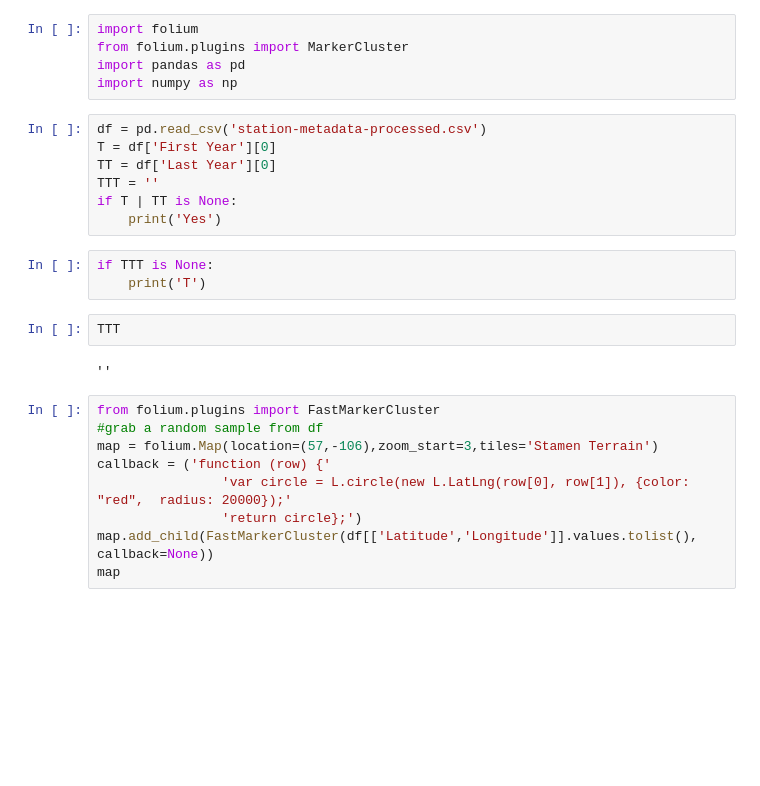
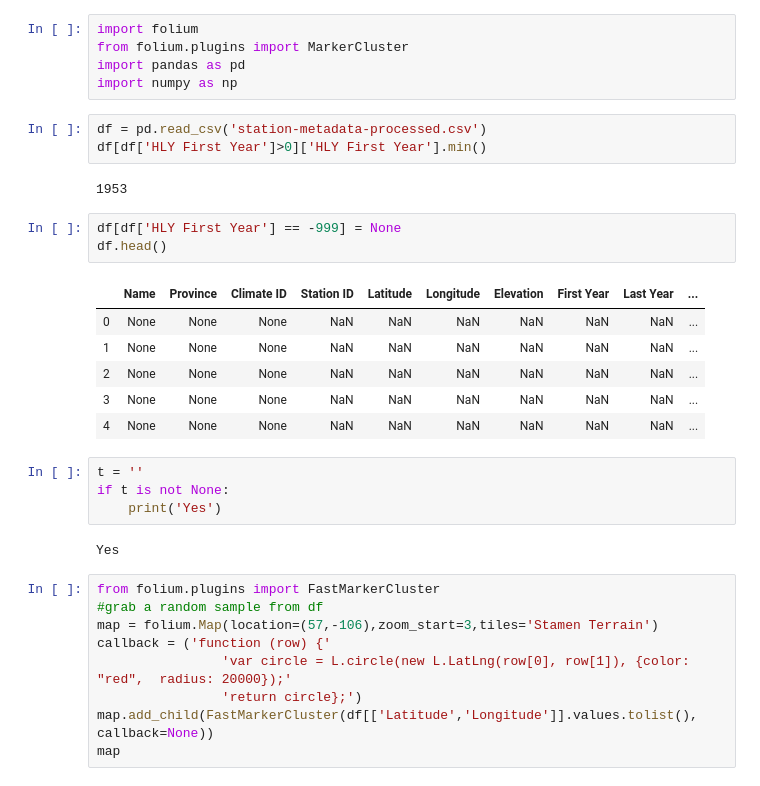
Before and after one commit to david-hurley/env-can-wx-app, a Jupyter notebook: map_generation.ipynb, the cells around one changed output. Cells and saved outputs as stored; diff of their text form; blank space fills up the shorter version.

```diff
--- a/map_generation.ipynb
+++ b/map_generation.ipynb
@@ -5,18 +5,25 @@ import pandas as pd
 import numpy as np
 # %%
 df = pd.read_csv('station-metadata-processed.csv')
-T = df['First Year'][0]
-TT = df['Last Year'][0]
-TTT = ''
-if T | TT is None:
-    print('Yes')
+df[df['HLY First Year']>0]['HLY First Year'].min()
+# %% [output]
+1953
-# %%
-if TTT is None:
-    print('T')
-# %%
-TTT
-# %% [output]
-''
+# %%
+df[df['HLY First Year'] == -999] = None
+df.head()
+# %% [output]
+|  | Name | Province | Climate ID | Station ID | Latitude | Longitude | Elevation | First Year | Last Year | ... |
+| 0 | None | None | None | NaN | NaN | NaN | NaN | NaN | NaN | ... |
+| 1 | None | None | None | NaN | NaN | NaN | NaN | NaN | NaN | ... |
+| 2 | None | None | None | NaN | NaN | NaN | NaN | NaN | NaN | ... |
+| 3 | None | None | None | NaN | NaN | NaN | NaN | NaN | NaN | ... |
+| 4 | None | None | None | NaN | NaN | NaN | NaN | NaN | NaN | ... |
+# %%
+t = ''
+if t is not None:
+    print('Yes')
+# %% [output]
+Yes
 # %%
 from folium.plugins import FastMarkerCluster
 #grab a random sample from df
```
Also changed, not shown: parts of 2 cells of this notebook, 3 other files.
